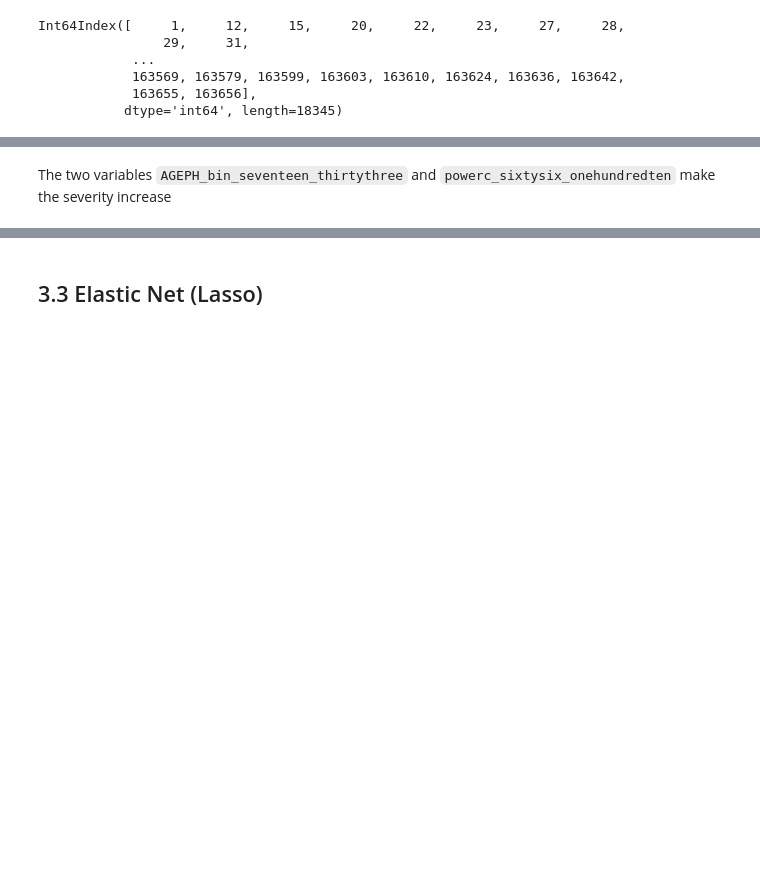
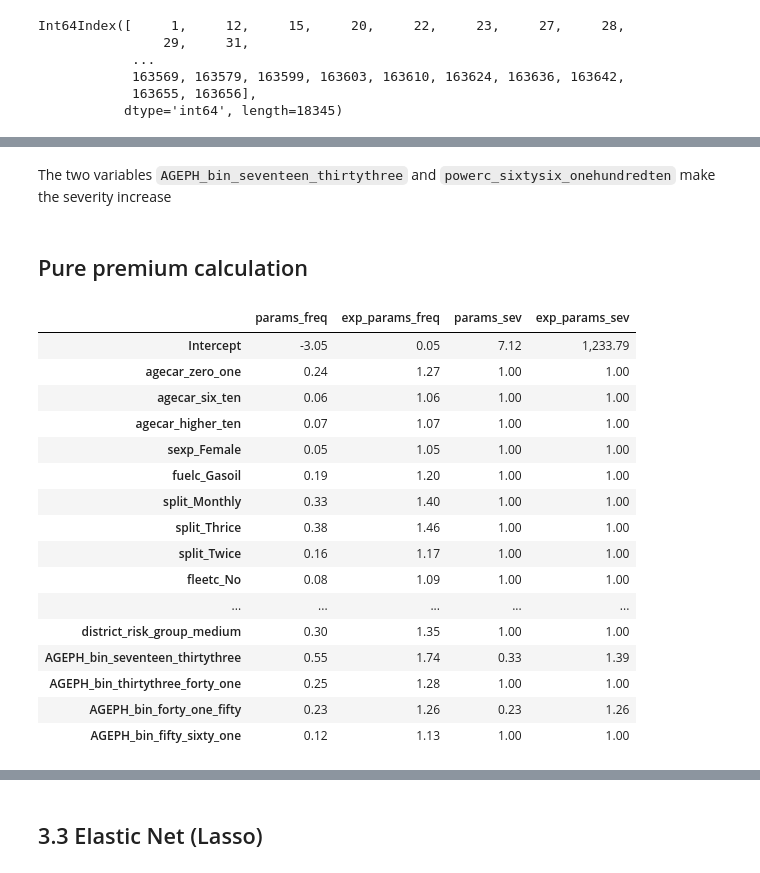
Before and after one commit to MarinoSanLorenzo/actuarial_ds, a Jupyter notebook: blog_post_main_backup.ipynb, the cells around one changed output, grey strips where cells are left out. Saved outputs shown, nothing was run; the diff lists cells and outputs as text; code cells hidden in the pictures; blank space fills up the shorter version.

Commit message:
calc risk premium

```diff
--- a/blog_post_main_backup.ipynb
+++ b/blog_post_main_backup.ipynb
@@ -866,5 +872,5 @@ Int64Index([     1,     12,     15,     20,     22,     23,     27,     28,
             163655, 163656],
            dtype='int64', length=18345)
 # %%
-X_SEVERITY = X_se.loc[DATASET_SEVERITY.index, :]
+X_SEVERITY = X_sev.loc[DATASET_SEVERITY.index, :]
 # %%
@@ -890,2 +955,32 @@ print(sev_glm_backward.summary())
-# %% [markdown]
-The two variables `AGEPH_bin_seventeen_thirtythree` and `powerc_sixtysix_onehundredten` make the severity increase
+# %% [markdown]
+The two variables `AGEPH_bin_seventeen_thirtythree` and `powerc_sixtysix_onehundredten` make the severity increase
+# %% [markdown]
+## Pure premium calculation
+# %%
+power_coefficients_freq = pd.DataFrame.from_dict({'params_freq':freq_glm_backward.params,
+                                 'exp_params_freq': np.exp(freq_glm_backward.params)})
+# %%
+power_coefficients_sev = pd.DataFrame.from_dict({'params_sev':sev_glm_backward.params,
+                                 'exp_params_sev': np.exp(sev_glm_backward.params)})
+# %%
+power_coefficients = pd.merge(power_coefficients_freq, power_coefficients_sev, how='left', left_index=True, right_index=True)
+power_coefficients.replace({np.nan:1}, inplace=True)
+power_coefficients
+# %% [output]
+|  | params_freq | exp_params_freq | params_sev | exp_params_sev |
+| Intercept | -3.05 | 0.05 | 7.12 | 1,233.79 |
+| agecar_zero_one | 0.24 | 1.27 | 1.00 | 1.00 |
+| agecar_six_ten | 0.06 | 1.06 | 1.00 | 1.00 |
+| agecar_higher_ten | 0.07 | 1.07 | 1.00 | 1.00 |
+| sexp_Female | 0.05 | 1.05 | 1.00 | 1.00 |
+| fuelc_Gasoil | 0.19 | 1.20 | 1.00 | 1.00 |
+| split_Monthly | 0.33 | 1.40 | 1.00 | 1.00 |
+| split_Thrice | 0.38 | 1.46 | 1.00 | 1.00 |
+| split_Twice | 0.16 | 1.17 | 1.00 | 1.00 |
+| fleetc_No | 0.08 | 1.09 | 1.00 | 1.00 |
+| ... | ... | ... | ... | ... |
+| district_risk_group_medium | 0.30 | 1.35 | 1.00 | 1.00 |
+| AGEPH_bin_seventeen_thirtythree | 0.55 | 1.74 | 0.33 | 1.39 |
+| AGEPH_bin_thirtythree_forty_one | 0.25 | 1.28 | 1.00 | 1.00 |
+| AGEPH_bin_forty_one_fifty | 0.23 | 1.26 | 0.23 | 1.26 |
+| AGEPH_bin_fifty_sixty_one | 0.12 | 1.13 | 1.00 | 1.00 |
```
Also changed, not shown: parts of 15 cells of this notebook, 1 other file.
